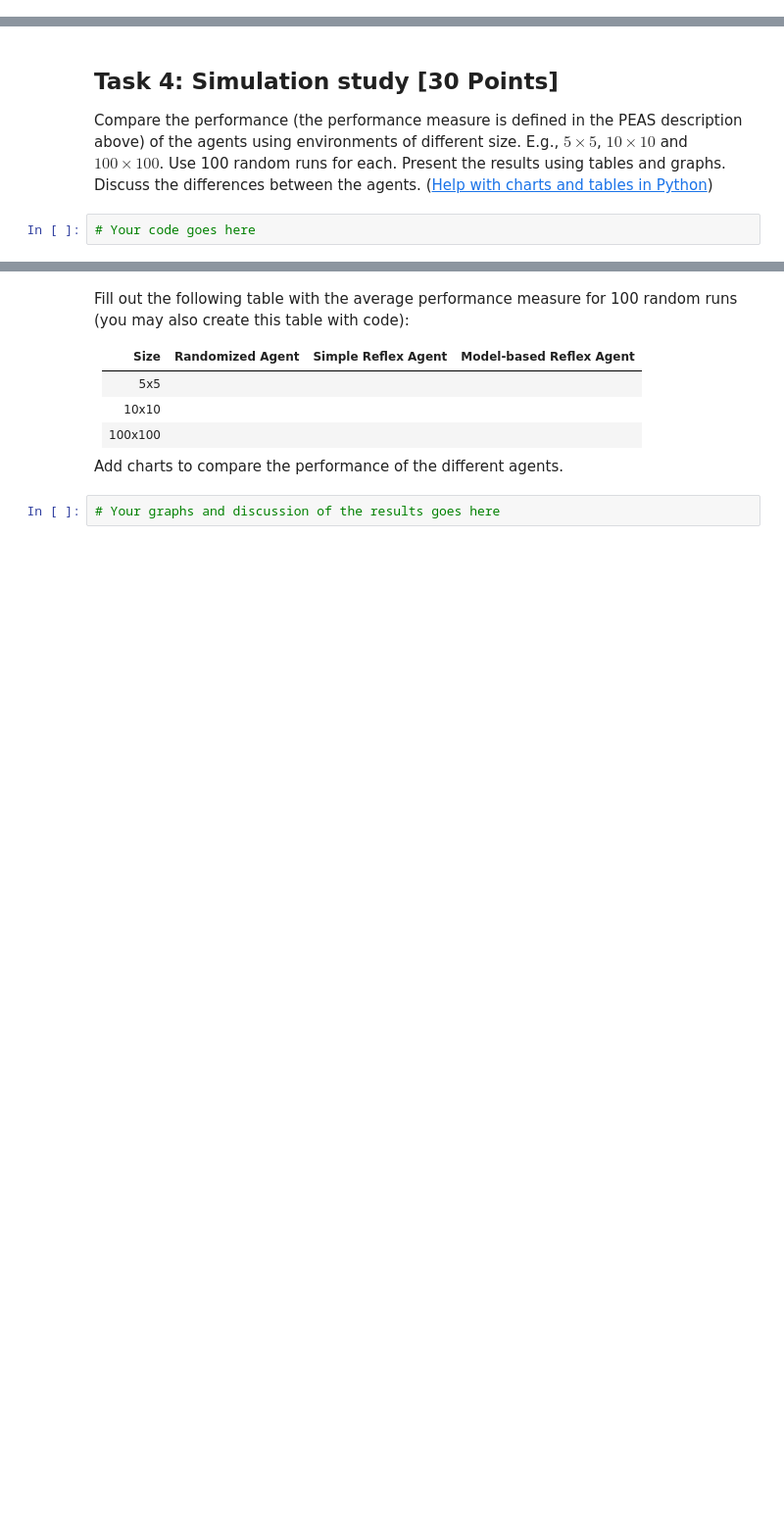
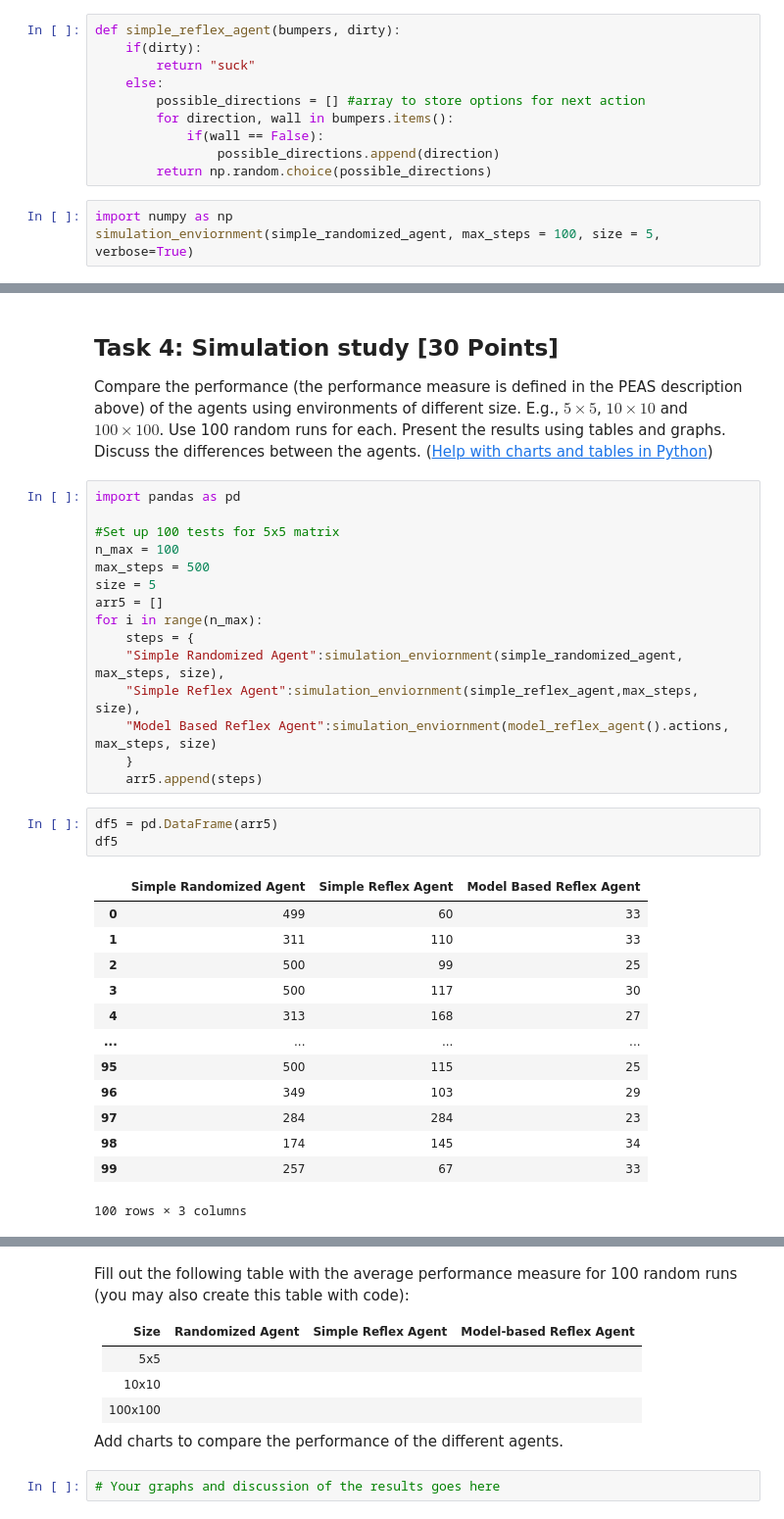
Before and after one commit to Corey23/CS7320-AI, a Jupyter notebook: Agents/robot_vacuum.ipynb, the cells around one changed output, grey strips where cells are left out. Shown at 98% size. Drawn from its saved outputs; the diff is of its cells as text; blank space fills up the shorter version.

```diff
--- a/Agents/robot_vacuum.ipynb
+++ b/Agents/robot_vacuum.ipynb
@@ -186,0 +203,13 @@ _Note:_ Agents cannot directly use variable in the environment. They only gets t
+# %%
+def simple_reflex_agent(bumpers, dirty):
+    if(dirty):
+        return "suck"
+    else:
+        possible_directions = [] #array to store options for next action
+        for direction, wall in bumpers.items():
+            if(wall == False):
+                possible_directions.append(direction)
+        return np.random.choice(possible_directions)
+# %%
+import numpy as np
+simulation_enviornment(simple_randomized_agent, max_steps = 100, size = 5, verbose=True)
@@ -200,5 +309,35 @@ Describe how you define the __agent state__ and how your agent works before impl
 Compare the performance (the performance measure is defined in the PEAS description above) of the agents using  environments of different size. E.g., $5 \times 5$, $10 \times 10$ and
 $100 \times 100$. Use 100 random runs for each. Present the results using tables and graphs. Discuss the differences between the agents.
 ([Help with charts and tables in Python](https://github.com/mhahsler/CS7320-AI/blob/master/Python_Code_Examples/charts_and_tables.ipynb))
-# %%
-# Your code goes here
+# %%
+import pandas as pd
+
+#Set up 100 tests for 5x5 matrix
+n_max = 100
+max_steps = 500
+size = 5
+arr5 = []
+for i in range(n_max):
+    steps = {
+    "Simple Randomized Agent":simulation_enviornment(simple_randomized_agent, max_steps, size),
+    "Simple Reflex Agent":simulation_enviornment(simple_reflex_agent,max_steps, size),
+    "Model Based Reflex Agent":simulation_enviornment(model_reflex_agent().actions, max_steps, size)
+    }
+    arr5.append(steps)
+# %%
+df5 = pd.DataFrame(arr5)
+df5
+# %% [output]
+|  | Simple Randomized Agent | Simple Reflex Agent | Model Based Reflex Agent |
+| 0 | 499 | 60 | 33 |
+| 1 | 311 | 110 | 33 |
+| 2 | 500 | 99 | 25 |
+| 3 | 500 | 117 | 30 |
+| 4 | 313 | 168 | 27 |
+| ... | ... | ... | ... |
+| 95 | 500 | 115 | 25 |
+| 96 | 349 | 103 | 29 |
+| 97 | 284 | 284 | 23 |
+| 98 | 174 | 145 | 34 |
+| 99 | 257 | 67 | 33 |
+100 rows × 3 columns
```
Also changed, not shown: parts of 23 cells of this notebook.
